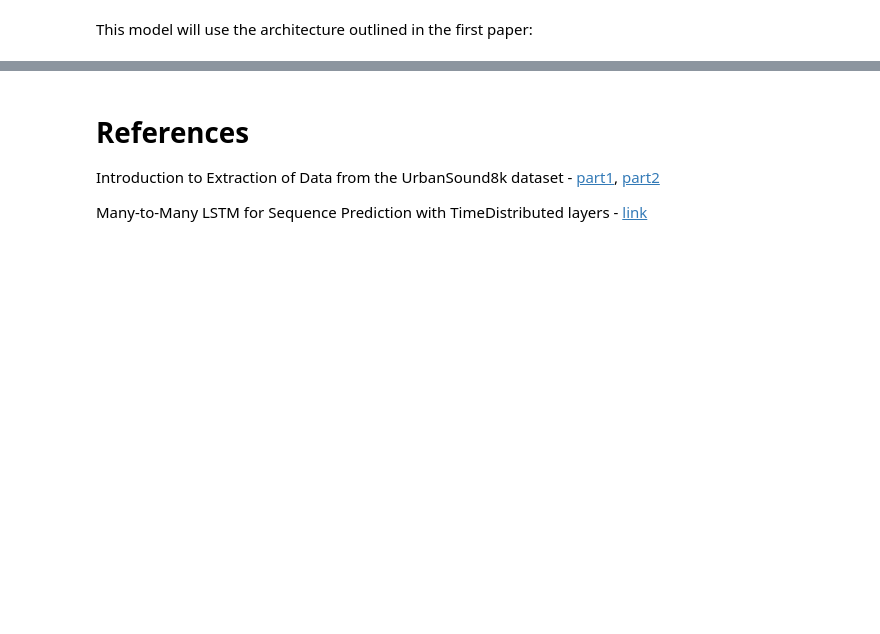
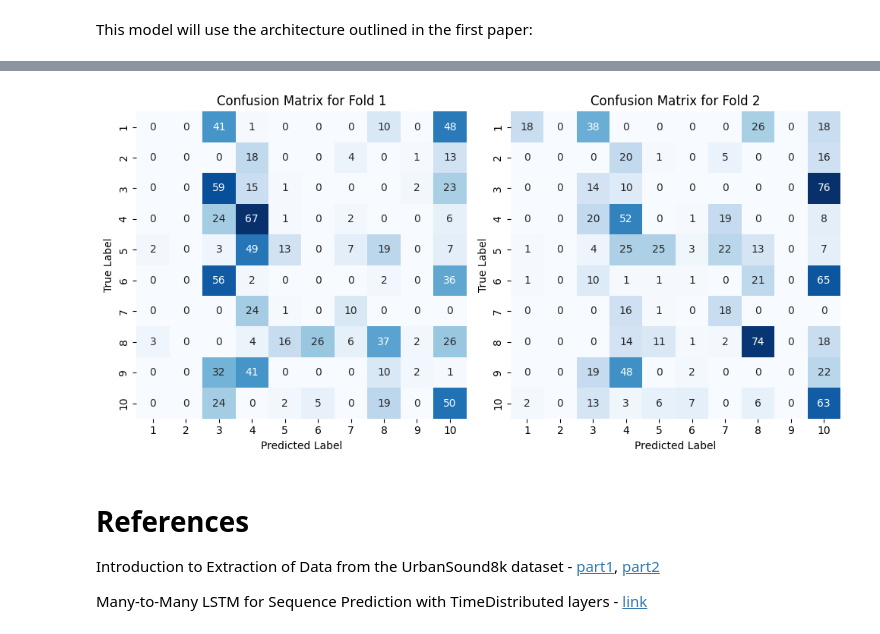
Before and after one commit to pmgfernandes04/Urban-Sounds-Classification, a Jupyter notebook: rnn.ipynb, the cells around one changed output, grey strips where cells are left out. Drawn from its saved outputs; the diff is of its cells as text; code cells hidden in the pictures; blank space fills up the shorter version.

```diff
--- a/rnn.ipynb
+++ b/rnn.ipynb
@@ -417,5 +454,5 @@ def train_test_split(df, i, values_log=False, full_log=False, distribution=False
 Let's visualize our train and test data shapes, as well as class distribution for every combination:
 # %%
 for i in range(1,11):
-    X_train, y_train, X_test, y_test = train_test_split(df_44, i, values_log=True)
+    X_train, y_train, X_test, y_test, X_val, y_val = train_test_validation_split(df_44, i, values_log=True)
 # %% [output]
@@ -439,6 +476,6 @@ y_test_encoded: (837, 10)
 # %%
 for i in range(1,11):
-    X_train, y_train, X_test, y_test = train_test_split(df_44, i, distribution=True)
+    X_train, y_train, X_test, y_test, X_val, y_val = train_test_validation_split(df_44, i, distribution=True)
 # %% [output]
 [figure]
 [figure]
@@ -563 +621,5 @@ accuracy_list, loss_list, f1_list, weighted_accuracy_list  = test_model(df_44, i
+# %%
+# Save the results to a pickle file for initial plotting
+with open('results.pkl', 'wb') as f:
+    pickle.dump(results, f)
 # %%
@@ -615,0 +685,28 @@ plt.show()
+# %%
+def plot_confusion_matrices(confusion_matrix_list, class_labels=None, pair=1):
+    # Determine the folds for the selected pair
+    pair_start = (pair - 1) * 2  # Each pair consists of two folds
+    pair_end = pair_start + 2
+
+    # Extract the confusion matrices for the selected pair
+    selected_cm = confusion_matrix_list[pair_start:pair_end]
+
+    # Define the number of confusion matrices to plot
+    num_folds = len(selected_cm)
+    cols = 2  # Each pair consists of two folds (so 2 columns per pair)
+    rows = 1  # We will have only one row for each pair of folds
+
+    # Adjust figure size
+    plt.figure(figsize=(10, 5))
+
+    for i, cm in enumerate(selected_cm):
+        plt.subplot(1, cols, i + 1)
+        sns.heatmap(cm, annot=True, fmt='d', cmap='Blues', cbar=False, xticklabels=class_labels, yticklabels=class_labels)
+        plt.title(f'Confusion Matrix for Fold {pair_start + i + 1}')
+        plt.xlabel('Predicted Label')
+        plt.ylabel('True Label')
+
+    plt.tight_layout()
+    plt.show()
+# %% [output]
+[figure, added]
```
Also changed, not shown: parts of 11 cells of this notebook, 3 other files.
